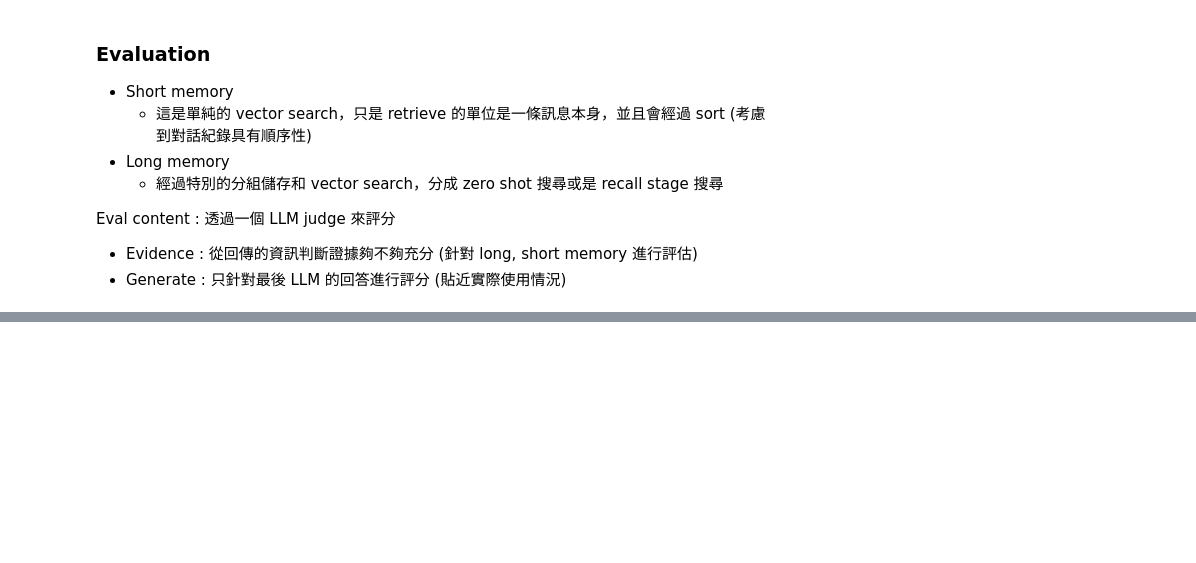
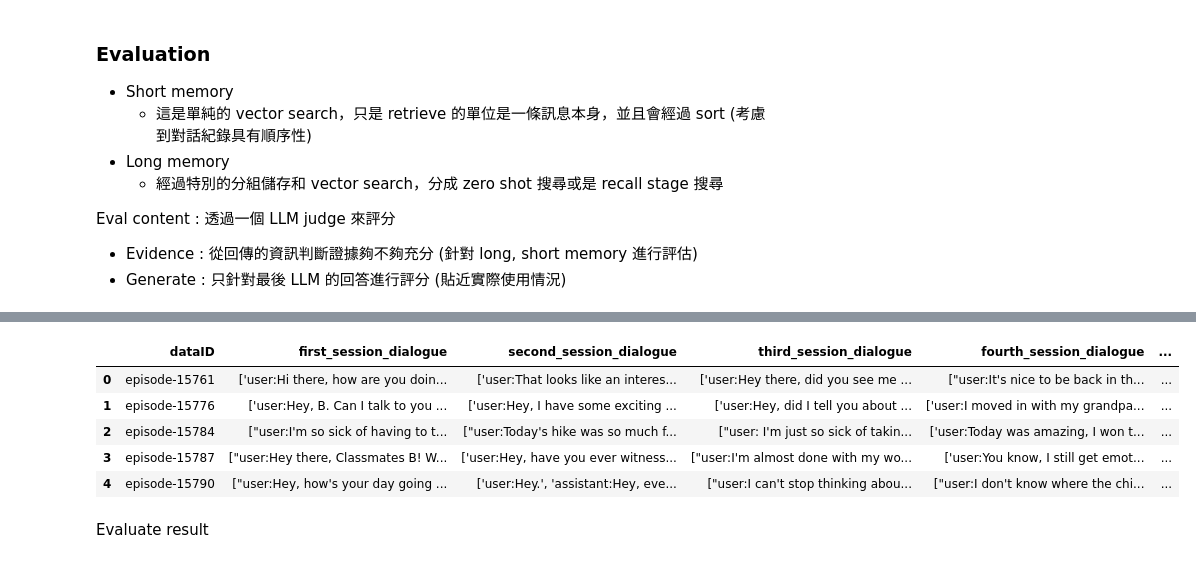
Before and after one commit to Intelligent-Systems-Lab/REMIND, a Jupyter notebook: test.ipynb, the cells around one changed output, grey strips where cells are left out. Saved outputs shown, nothing was run; the diff lists cells and outputs as text; code cells hidden in the pictures; blank space fills up the shorter version.

```diff
--- a/test.ipynb
+++ b/test.ipynb
@@ -185,0 +201,18 @@ Eval content : 透過一個 LLM judge 來評分
+# %%
+question_df['first_session_dialogue'] = question_df['generate_dialogue']
+question_df = question_df.drop("generate_dialogue",axis=1)
+for row in range(len(question_df)):
+    charact = ['user', 'assistant']
+    for col in ['second_session_dialogue', 'third_session_dialogue', 'fourth_session_dialogue', 'fifth_session_dialogue']:
+        dialog = []
+        for i, log in enumerate(question_df[col][row]):
+            dialog.append(f"{charact[i%2]}:{log}")
+        question_df.loc[row, col] = str(dialog)
+question_df.head()
+# %% [output]
+|  | dataID | first_session_dialogue | second_session_dialogue | third_session_dialogue | fourth_session_dialogue | ... |
+| 0 | episode-15761 | ['user:Hi there, how are you doin... | ['user:That looks like an interes... | ['user:Hey there, did you see me ... | ["user:It's nice to be back in th... | ... |
+| 1 | episode-15776 | ['user:Hey, B. Can I talk to you ... | ['user:Hey, I have some exciting ... | ['user:Hey, did I tell you about ... | ['user:I moved in with my grandpa... | ... |
+| 2 | episode-15784 | ["user:I'm so sick of having to t... | ["user:Today's hike was so much f... | ["user: I'm just so sick of takin... | ['user:Today was amazing, I won t... | ... |
+| 3 | episode-15787 | ["user:Hey there, Classmates B! W... | ['user:Hey, have you ever witness... | ["user:I'm almost done with my wo... | ['user:You know, I still get emot... | ... |
+| 4 | episode-15790 | ["user:Hey, how's your day going ... | ['user:Hey.', 'assistant:Hey, eve... | ["user:I can't stop thinking abou... | ["user:I don't know where the chi... | ... |
@@ -185,0 +223,2 @@ Eval content : 透過一個 LLM judge 來評分
+# %% [markdown]
+Evaluate result
```
Also changed, not shown: parts of 6 cells of this notebook, 1 other file.
